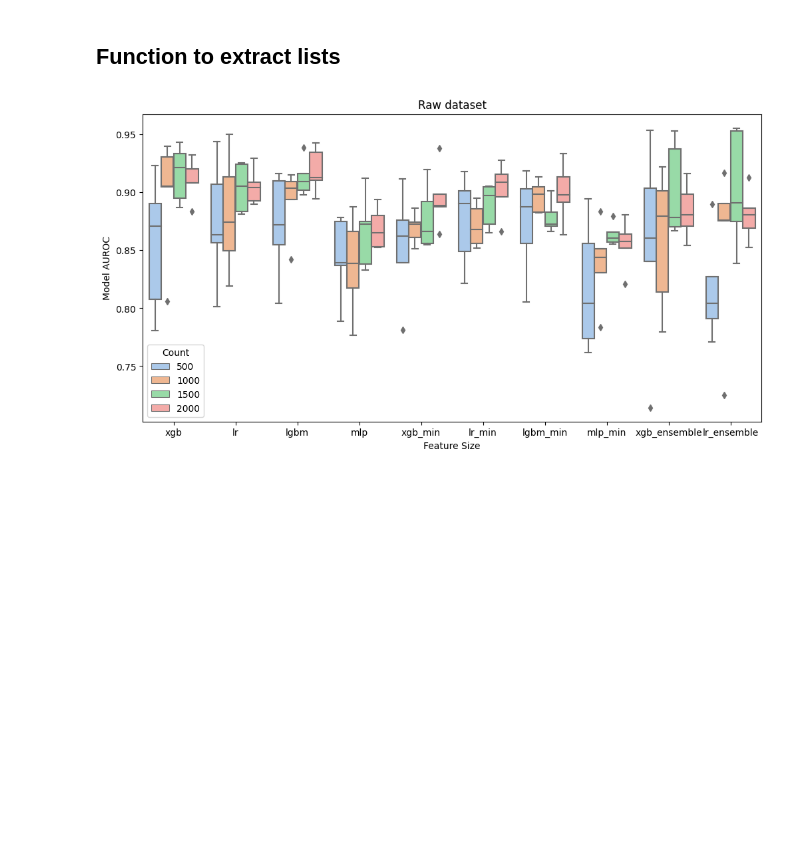
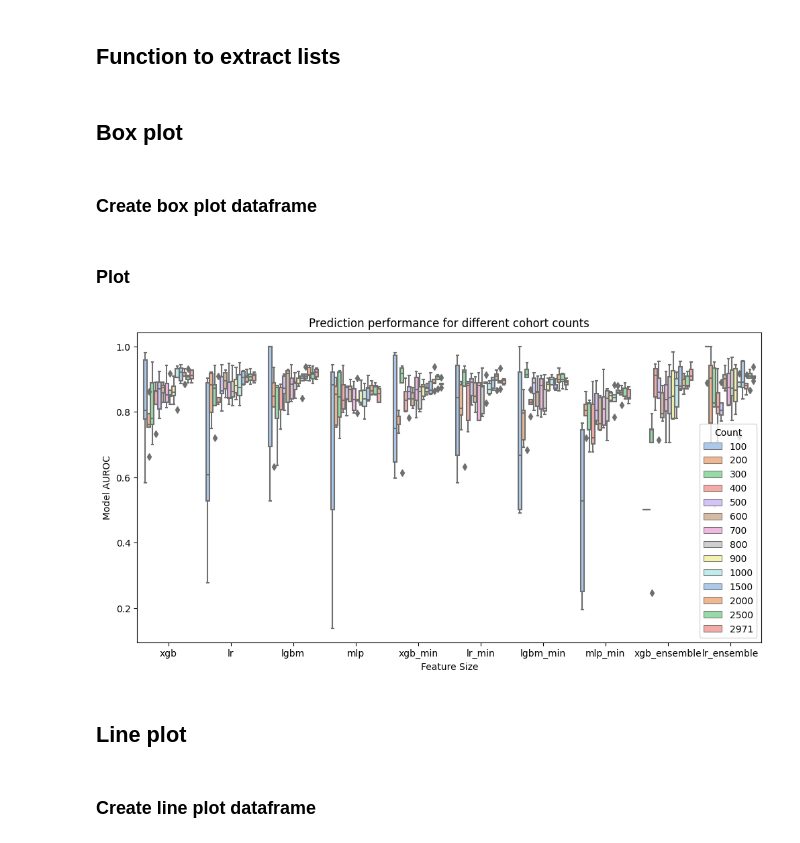
Before and after one commit to ryashpal/mortality, a Jupyter notebook: mortality_prediction/sepsis_icd/02_experiment_counts/03_analyse.ipynb, the cells around one changed output. Cells and saved outputs as stored; diff of their text form; code cells hidden in the pictures; blank space fills up the shorter version.

```diff
--- a/mortality_prediction/sepsis_icd/02_experiment_counts/03_analyse.ipynb
+++ b/mortality_prediction/sepsis_icd/02_experiment_counts/03_analyse.ipynb
@@ -31,6 +31,10 @@ def getLists(d):
             if key == 'test_roc_auc':
                 roc_auc_scores.append(value)
     return labels, accuracy_scores, balanced_accuracy_scores, average_precision_scores, f1_scores, roc_auc_scores
+# %% [markdown]
+## Box plot
+# %% [markdown]
+### Create box plot dataframe
 # %%
 import os
 import pickle
@@ -40,7 +44,7 @@ import pandas as pd
 
 data = []
 
-for n in [500, 1000, 1500, 2000]:
+for n in [100, 200, 300, 400, 500, 600, 700, 800, 900, 1000, 1500, 2000, 2500, 2971]:
     scoresFile = Path(dataDirName, str(n) + '_samples_icd_vb_0_va_72_lb_0_la_72', 'cv_scores_ts_0_te_7.pickle')
     scoresDict = {}
     with open(Path(scoresFile), 'rb') as fp:
@@ -49,20 +53,26 @@ for n in [500, 1000, 1500, 2000]:
     for i in range(len(labels)):
         for raw_roc_auc_score in roc_auc_scores[i]:
             data.append([labels[i], n, raw_roc_auc_score])
-plotDf = pd.DataFrame(data, columns=['Model', 'Count', 'AUROC Score'])
+boxPlotDf = pd.DataFrame(data, columns=['Model', 'Count', 'AUROC Score'])
+# %% [markdown]
+### Plot
 # %%
 import matplotlib.pyplot as plt
 import seaborn as sns
 
 
 plt.figure(figsize=(12,6))
 # ax = sns.boxplot(data=raw_roc_auc_scores + standardised_roc_auc_scores + rescaled_roc_auc_scores)
 # ['raw'] * len(raw_roc_auc_scores) + ['standardised'] * len(raw_roc_auc_scores) + ['rescaled'] * len(raw_roc_auc_scores)
-ax = sns.boxplot(data=plotDf, x='Model', y='AUROC Score', hue='Count', palette=sns.color_palette("pastel"))
+ax = sns.boxplot(data=boxPlotDf, x='Model', y='AUROC Score', hue='Count', palette=sns.color_palette("pastel"))
 # ax.set(xticklabels=raw_labels + standardised_labels + rescaled_labels)
 ax.set(xlabel='Feature Size')
 ax.set(ylabel='Model AUROC')
-ax.set_title('Raw dataset')
+ax.set_title('Prediction performance for different cohort counts')
 plt.show()
 # %% [output]
-[figure, old version]
+[figure, new version]
+# %% [markdown]
+## Line plot
+# %% [markdown]
+### Create line plot dataframe
```
Also changed, not shown: parts of 5 cells of this notebook, 3 other files.
